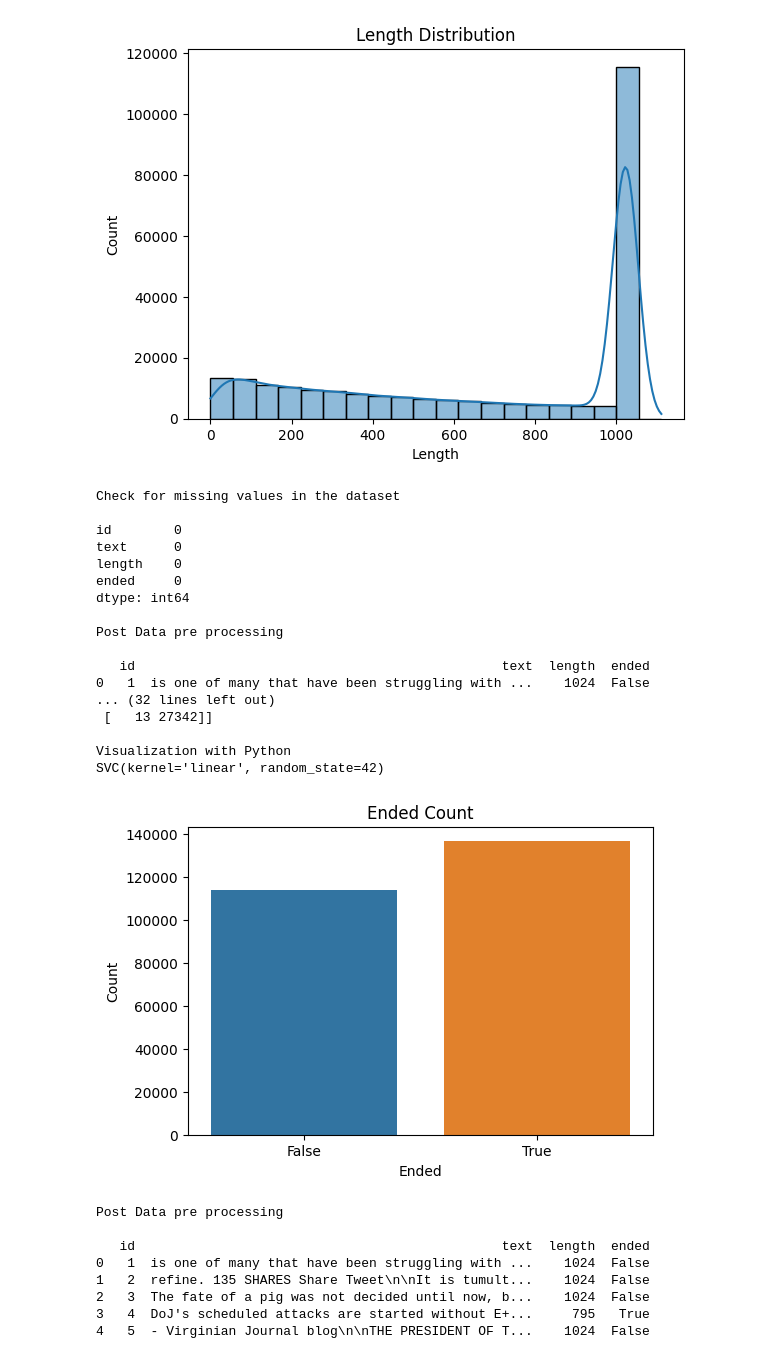
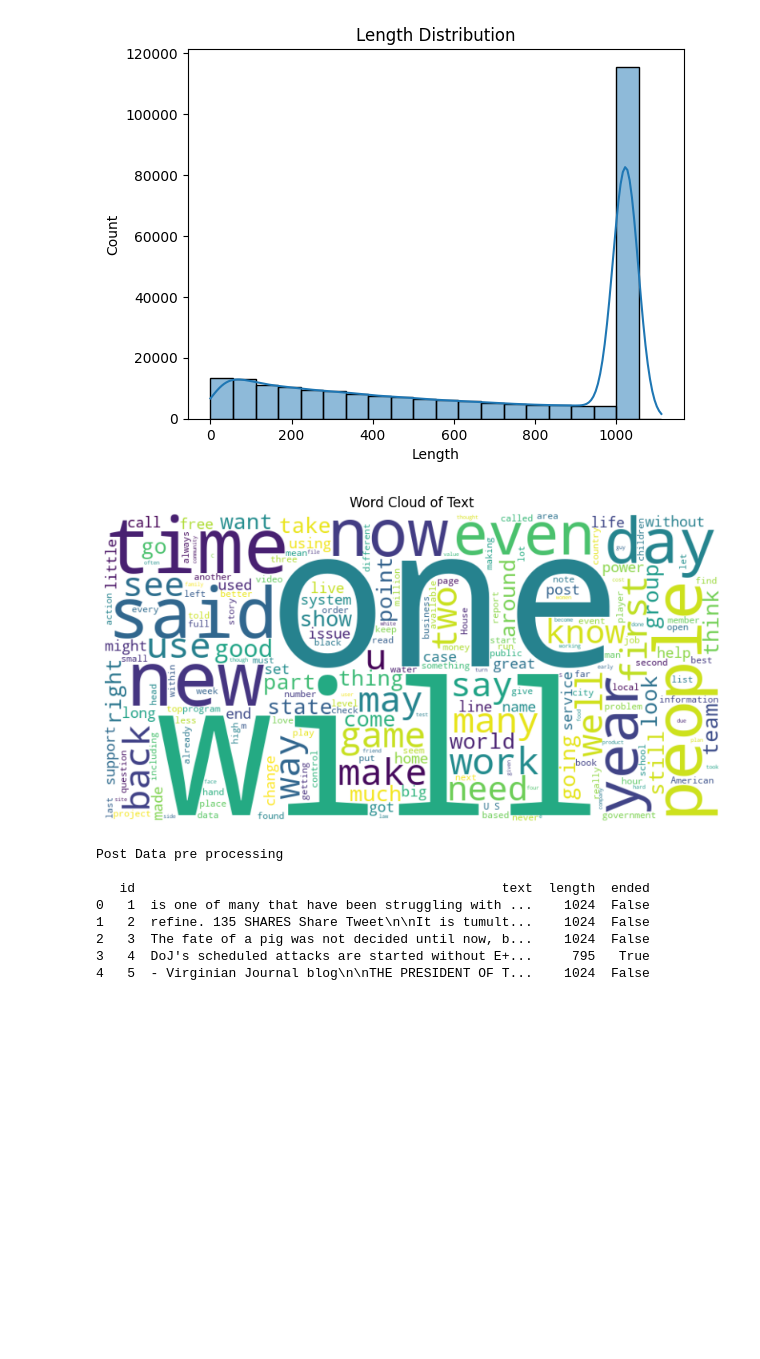
Before and after one commit to akashraj11/Lab-10, a Jupyter notebook: Akashraj_Kalathingal_8834315_Assignment_10_dataset-gpt.ipynb, the cells around one changed output. Cells and saved outputs as stored; diff of their text form; code cells hidden in the pictures; blank space fills up the shorter version.

```diff
--- a/Akashraj_Kalathingal_8834315_Assignment_10_dataset-gpt.ipynb
+++ b/Akashraj_Kalathingal_8834315_Assignment_10_dataset-gpt.ipynb
@@ -102,29 +116,3 @@ plt.show()
 # %% [output]
 Visualize the data distribution
 [figure]
-# %%
-# Task 3: Data Preprocessing with Python
-# Check for missing values in the dataset
-print("Check for missing values in the dataset")
-print()
-print(gpt_df.isnull().sum())
-print()
-# %% [output]
-Check for missing values in the dataset
-
-id        0
-text      0
-length    0
-ended     0
-dtype: int64
-
-Post Data pre processing
-
-   id                                               text  length  ended
-0   1  is one of many that have been struggling with ...    1024  False
-... (32 lines left out)
- [   13 27342]]
-
-Visualization with Python
-SVC(kernel='linear', random_state=42)
-[figure, removed]
@@ -130,0 +121,17 @@ SVC(kernel='linear', random_state=42)
+# %%
+# Select the first few rows from the DataFrame to process easily
+num_rows_to_use = 2000
+
+text_combined = ' '.join(gpt_df['text'][:num_rows_to_use])
+
+# Create a WordCloud object
+wordcloud = WordCloud(width=800, height=400, background_color='white').generate(text_combined)
+
+# Display the WordCloud
+plt.figure(figsize=(10, 5))
+plt.imshow(wordcloud, interpolation='bilinear')
+plt.title('Word Cloud of Text')
+plt.axis('off')
+plt.show()
+# %% [output]
+[figure, added]
```
Also changed, not shown: parts of 10 cells of this notebook, 4 other files.
